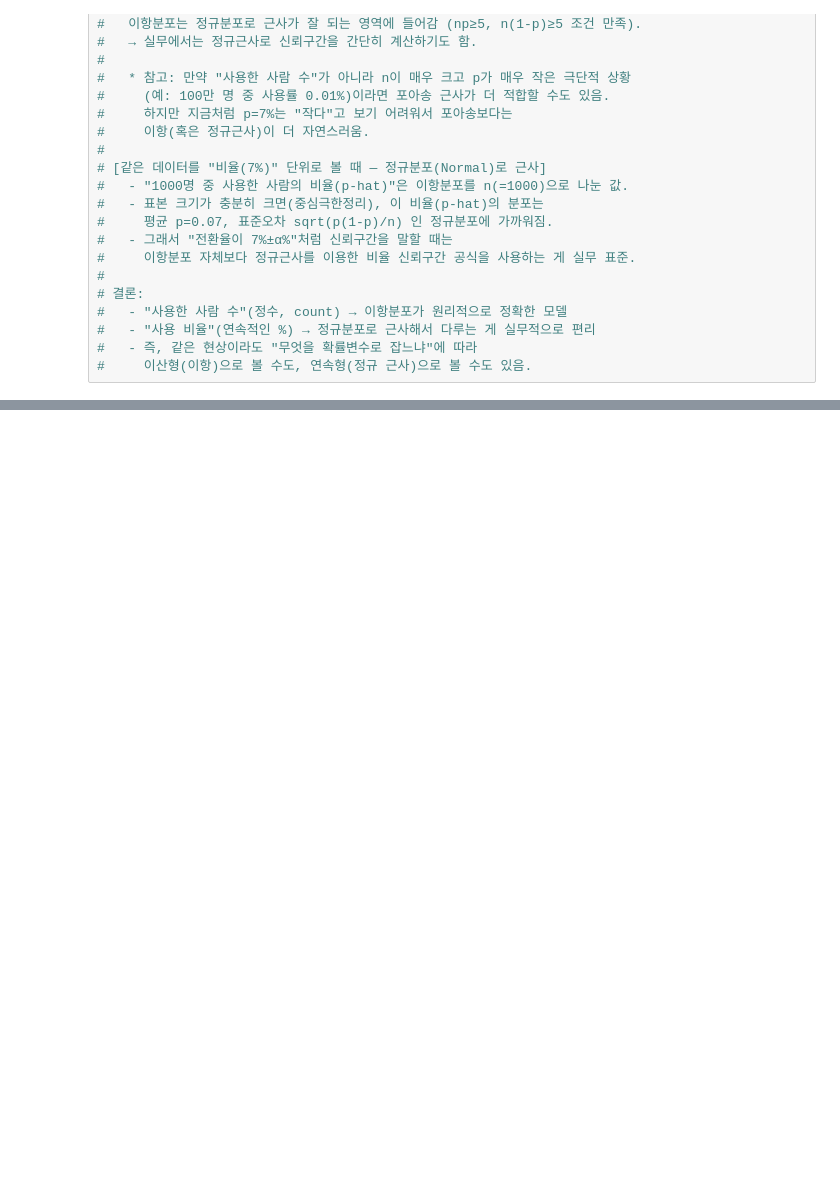
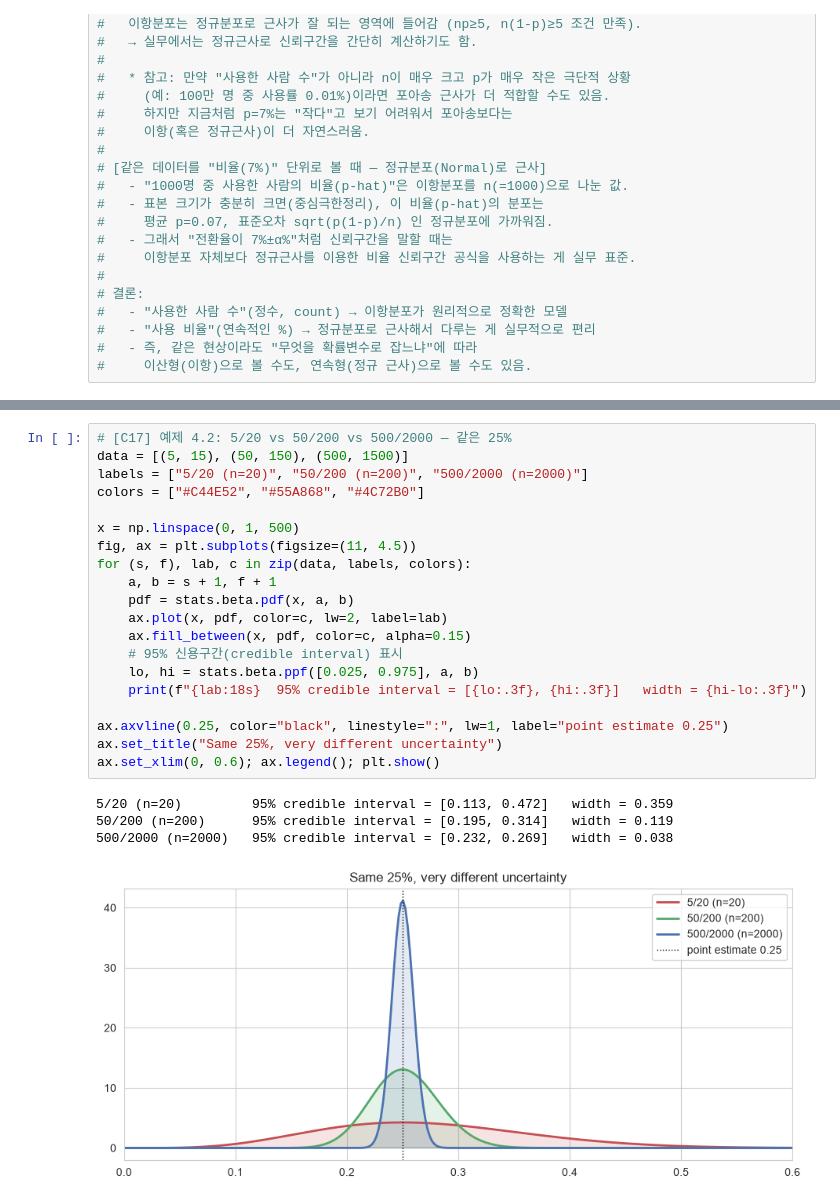
Before and after one commit to jiwoon-oh/ai-data-bootcamp, a Jupyter notebook: D012/day12-report-code.ipynb, the cells around one changed output, grey strips where cells are left out. Saved outputs shown, nothing was run; the diff lists cells and outputs as text; blank space fills up the shorter version.

```diff
--- a/D012/day12-report-code.ipynb
+++ b/D012/day12-report-code.ipynb
@@ -733,0 +756,25 @@ print(f"이론값: 평균={p}, 표준오차={se:.4f}")
+# %%
+# [C17] 예제 4.2: 5/20 vs 50/200 vs 500/2000 — 같은 25%
+data = [(5, 15), (50, 150), (500, 1500)]
+labels = ["5/20 (n=20)", "50/200 (n=200)", "500/2000 (n=2000)"]
+colors = ["#C44E52", "#55A868", "#4C72B0"]
+
+x = np.linspace(0, 1, 500)
+fig, ax = plt.subplots(figsize=(11, 4.5))
+for (s, f), lab, c in zip(data, labels, colors):
+    a, b = s + 1, f + 1
+    pdf = stats.beta.pdf(x, a, b)
+    ax.plot(x, pdf, color=c, lw=2, label=lab)
+    ax.fill_between(x, pdf, color=c, alpha=0.15)
+    # 95% 신용구간(credible interval) 표시
+    lo, hi = stats.beta.ppf([0.025, 0.975], a, b)
+    print(f"{lab:18s}  95% credible interval = [{lo:.3f}, {hi:.3f}]   width = {hi-lo:.3f}")
+
+ax.axvline(0.25, color="black", linestyle=":", lw=1, label="point estimate 0.25")
+ax.set_title("Same 25%, very different uncertainty")
+ax.set_xlim(0, 0.6); ax.legend(); plt.show()
+# %% [output]
+5/20 (n=20)         95% credible interval = [0.113, 0.472]   width = 0.359
+50/200 (n=200)      95% credible interval = [0.195, 0.314]   width = 0.119
+500/2000 (n=2000)   95% credible interval = [0.232, 0.269]   width = 0.038
+[figure, added]
```
Also changed, not shown: parts of 13 cells of this notebook, 12 other files.
